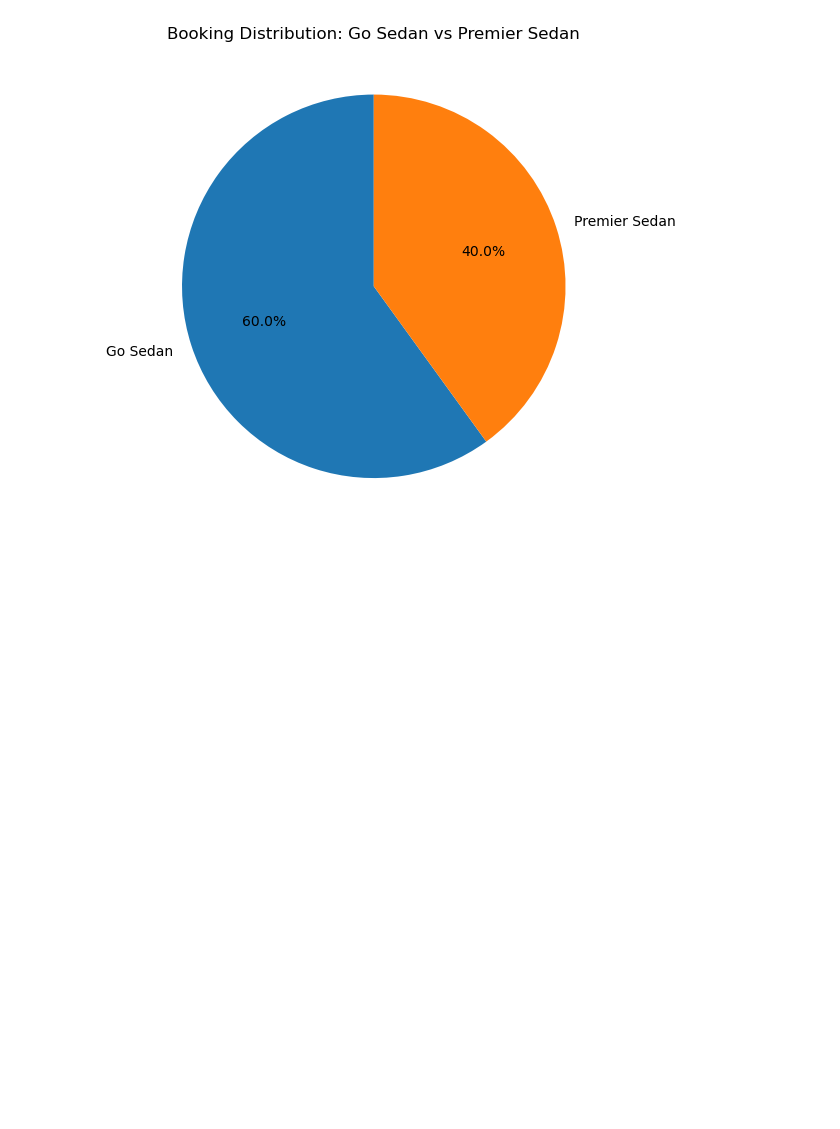
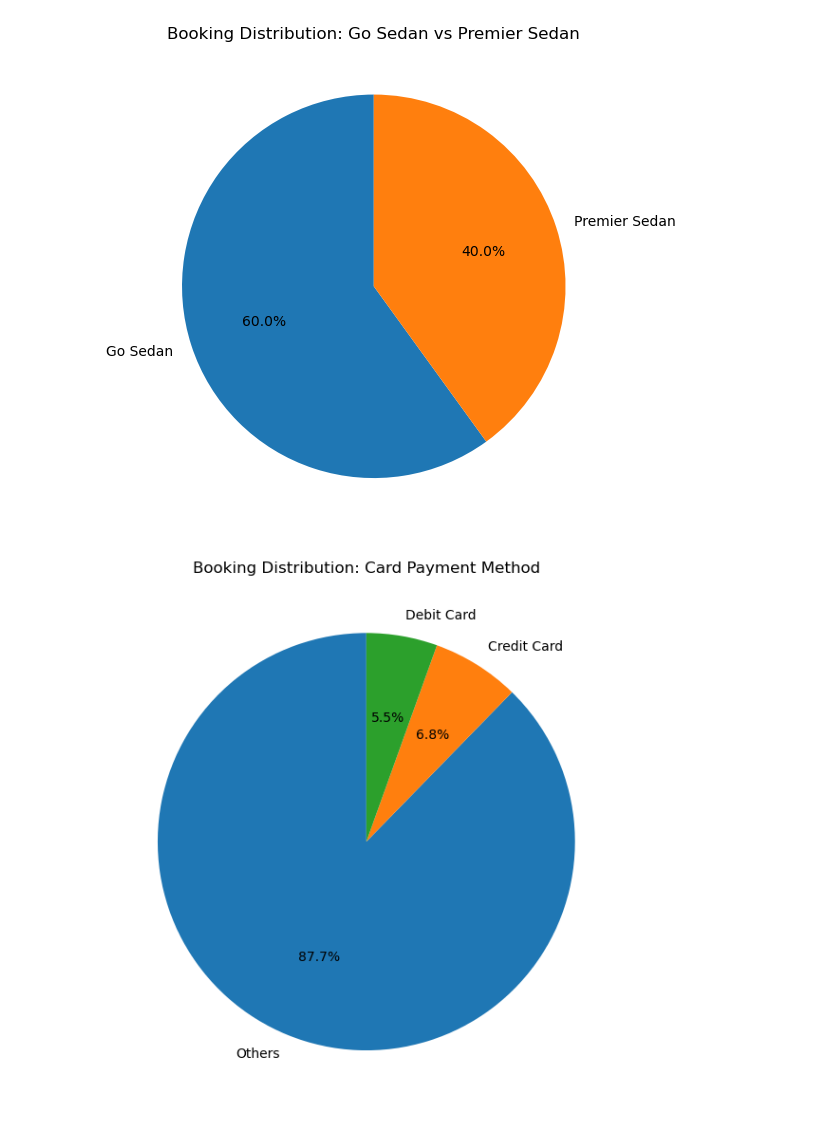
Before and after one commit to FlazeFy2/DS-Uber_Data_Analytics_Dashboard, a Jupyter notebook: exploratory data analysis-pie.ipynb, the cells around one changed output. Drawn from its saved outputs; the diff is of its cells as text; code cells hidden in the pictures; blank space fills up the shorter version.

Commit message:
[DS] Exploratory Data Analysis (EDA) - Pie Chart Booking Distribution: Card Payment Method

```diff
--- a/exploratory data analysis-pie.ipynb
+++ b/exploratory data analysis-pie.ipynb
@@ -338,3 +338,32 @@ plt.tight_layout()
 plt.show()
 # %% [output]
 [figure]
+# %%
+import pandas as pd
+import matplotlib.pyplot as plt
+
+# Dataset
+# Exploratory Data Analysis (EDA) - Pie Chart Booking Distribution: Card Payment Method
+df = pd.read_csv("ncr_ride_bookings.csv")
+
+# Categorize Type
+def categorize_type(val):
+    if val != "Debit Card" and val != "Credit Card":
+        return "Others"
+    else:
+        return val
+
+df["Card Payment Method"] = df["Payment Method"].apply(categorize_type)
+
+# Count the number of booking
+data_counts = df["Card Payment Method"].value_counts()
+
+# Pie Chart
+plt.figure(figsize=(6, 6))
+data_counts.plot.pie(autopct='%1.1f%%', startangle=90)
+plt.title("Booking Distribution: Card Payment Method")
+plt.ylabel("")
+plt.tight_layout()
+plt.show()
+# %% [output]
+[figure, added]
```
Also changed, not shown: 1 other file.
